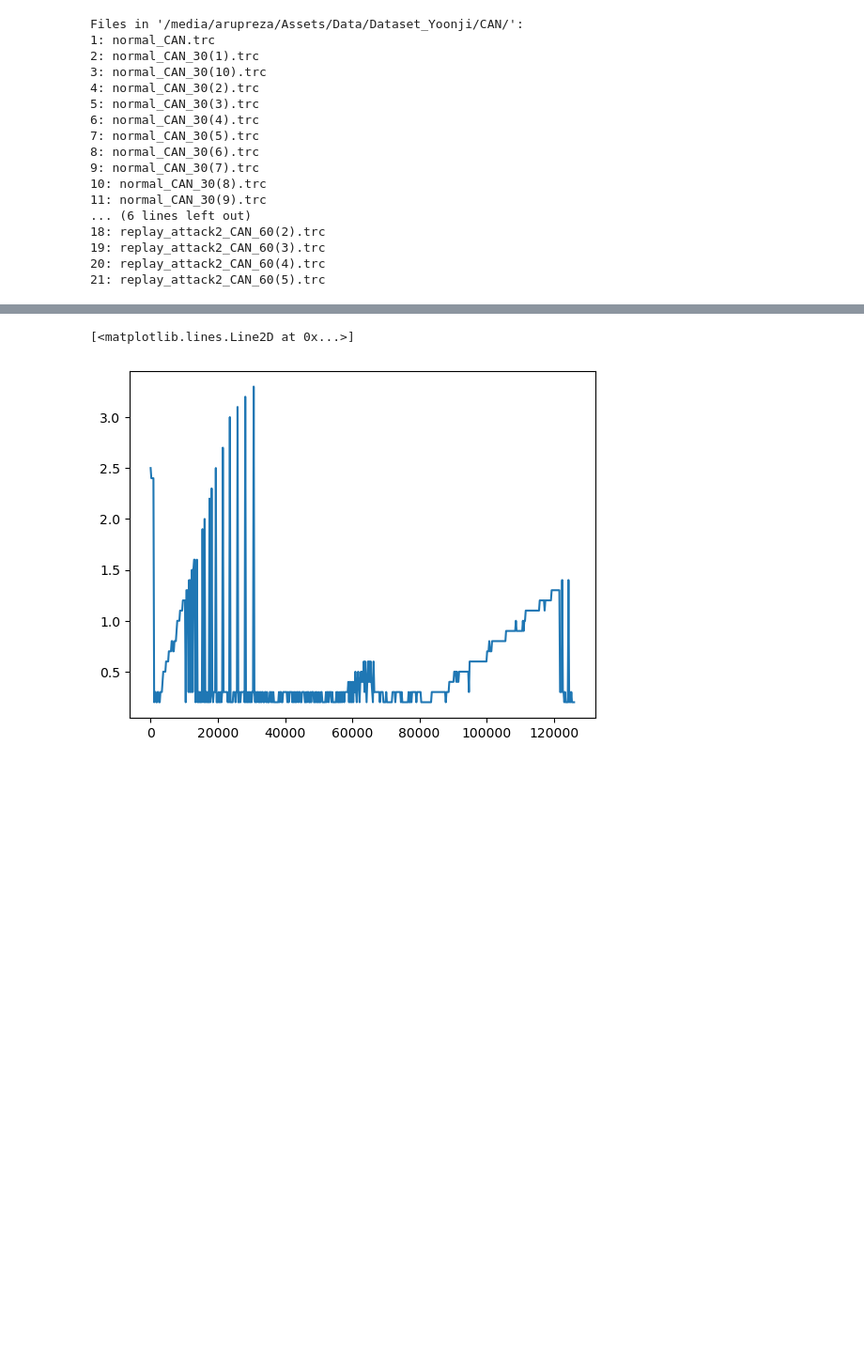
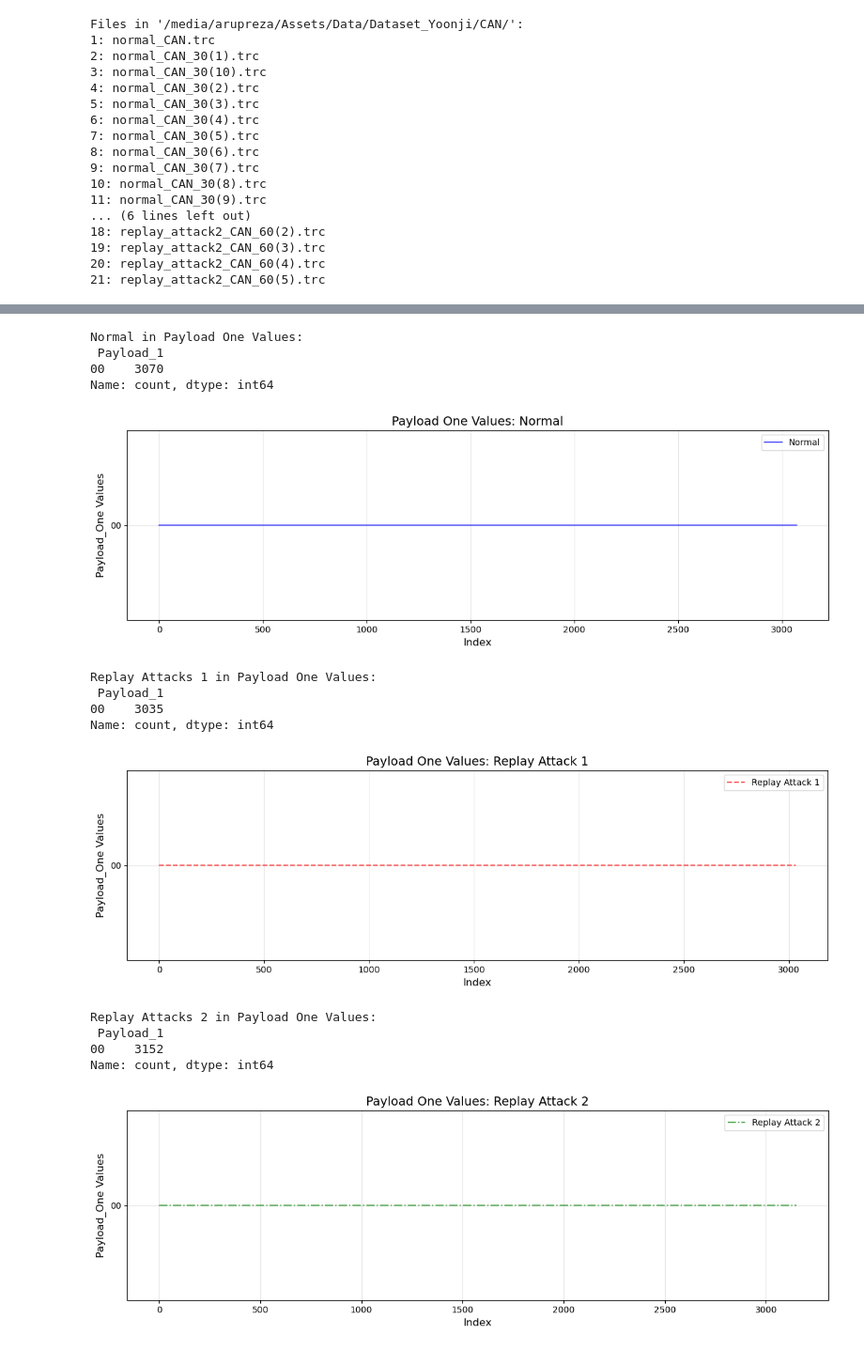
Before and after one commit to Arupreza/Securing-LIN-Insights-from-Ultrasonic-Sensor-Data-Impact-on-CAN-Protocol, a Jupyter notebook: Data_Analysis.ipynb, the cells around one changed output, grey strips where cells are left out. Shown at 94% size. Cells and saved outputs as stored; diff of their text form; code cells hidden in the pictures; blank space fills up the shorter version.

```diff
--- a/Data_Analysis.ipynb
+++ b/Data_Analysis.ipynb
@@ -198,5 +192,0 @@ plt.plot(All_Normal_df[All_Normal_df["CAN_ID"] == "0510"]["Time_Gap"])
-# %%
-plt.plot(replay_attack1_CAN_60_1[replay_attack1_CAN_60_1["CAN_ID"] == "0510"]["Time_Gap"])
-# %% [output]
-[<matplotlib.lines.Line2D at 0x...>]
-[figure, removed]
@@ -202,0 +246,61 @@ plt.plot(replay_attack1_CAN_60_1[replay_attack1_CAN_60_1["CAN_ID"] == "0510"]["T
+# %%
+def plot_payload_comparison(payload_column, payload_label):
+    # Define the figure size for consistent plots
+    fig_size = (12, 4)
+
+    # Plot Payload values for Normal
+    plt.figure(figsize=fig_size)
+    plt.plot(All_Normal_df[payload_column], label='Normal', color='blue', linestyle='-', alpha=0.7)
+    normal_counts = pd.value_counts(All_Normal_df[payload_column])
+    print(f"Normal in Payload {payload_label} Values:\n", normal_counts)
+    plt.title(f"Payload {payload_label} Values: Normal", fontsize=14)
+    plt.xlabel("Index", fontsize=12)
+    plt.ylabel(f"Payload_{payload_label} Values", fontsize=12)
+    plt.legend(fontsize=10)
+    plt.grid(alpha=0.3)
+    plt.tight_layout()
+    plt.show()
+
+    # Plot Payload values for Replay Attack 1
+    plt.figure(figsize=fig_size)
+    plt.plot(all_replay_attacks1[payload_column], label='Replay Attack 1', color='red', linestyle='--', alpha=0.7)
+    replay_attack1_counts = pd.value_counts(all_replay_attacks1[payload_column])
+    print(f"Replay Attacks 1 in Payload {payload_label} Values:\n", replay_attack1_counts)
+    plt.title(f"Payload {payload_label} Values: Replay Attack 1", fontsize=14)
+    plt.xlabel("Index", fontsize=12)
+    plt.ylabel(f"Payload_{payload_label} Values", fontsize=12)
+    plt.legend(fontsize=10)
+    plt.grid(alpha=0.3)
+    plt.tight_layout()
+    plt.show()
+
+    # Plot Payload values for Replay Attack 2
+    plt.figure(figsize=fig_size)
+    plt.plot(all_replay_attacks2[payload_column], label='Replay Attack 2', color='green', linestyle='-.', alpha=0.7)
+    replay_attack2_counts = pd.value_counts(all_replay_attacks2[payload_column])
+    print(f"Replay Attacks 2 in Payload {payload_label} Values:\n", replay_attack2_counts)
+    plt.title(f"Payload {payload_label} Values: Replay Attack 2", fontsize=14)
+    plt.xlabel("Index", fontsize=12)
+    plt.ylabel(f"Payload_{payload_label} Values", fontsize=12)
+    plt.legend(fontsize=10)
+    plt.grid(alpha=0.3)
+    plt.tight_layout()
+    plt.show()
+# %%
+plot_payload_comparison('Payload_1', 'One')
+# %% [output]
+Normal in Payload One Values:
+ Payload_1
+00    3070
+Name: count, dtype: int64
+[figure, added]
+Replay Attacks 1 in Payload One Values:
+ Payload_1
+00    3035
+Name: count, dtype: int64
+[figure, added]
+Replay Attacks 2 in Payload One Values:
+ Payload_1
+00    3152
+Name: count, dtype: int64
+[figure, added]
```
Also changed, not shown: parts of 28 cells of this notebook.
